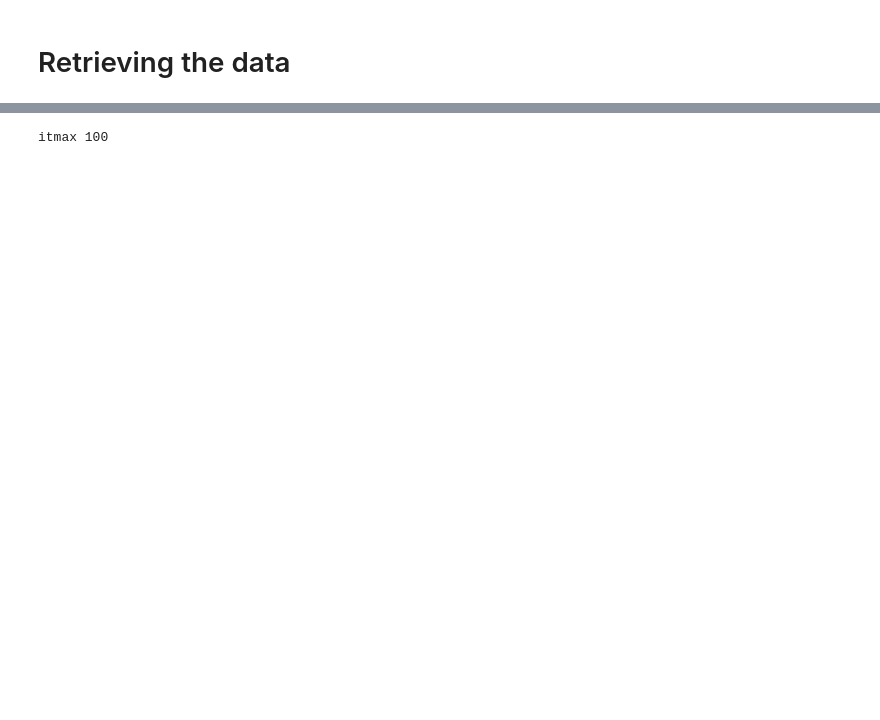
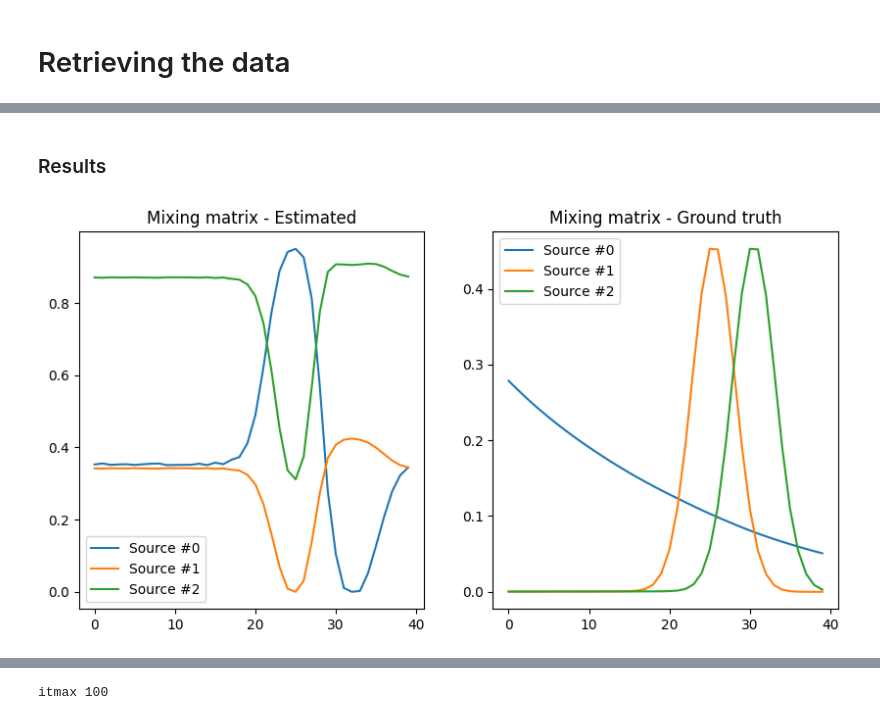
Before and after one commit to plbrbr/bss-project-2024, a Jupyter notebook: experiments.ipynb, the cells around one changed output, grey strips where cells are left out. Saved outputs shown, nothing was run; the diff lists cells and outputs as text; code cells hidden in the pictures; blank space fills up the shorter version.

```diff
--- a/experiments.ipynb
+++ b/experiments.ipynb
@@ -29,0 +73,16 @@ X_real_data: (40, 256, 256)
+# %% [markdown]
+### Results
+# %%
+fig, ax = plt.subplots(1, 2, figsize=(10, 5))
+for source_idx, source in enumerate(A_est.T):
+    ax[0].plot(source, label=f"Source #{source_idx}")
+ax[0].legend()
+ax[0].set_title("Mixing matrix - Estimated")
+
+for source_idx, source in enumerate(A_linear_model.T):
+    ax[1].plot(source, label=f"Source #{source_idx}")
+ax[1].legend()
+ax[1].set_title("Mixing matrix - Ground truth")
+plt.show()
+# %% [output]
+[figure, added]
```
Also changed, not shown: parts of 34 cells of this notebook, 3 other files.
